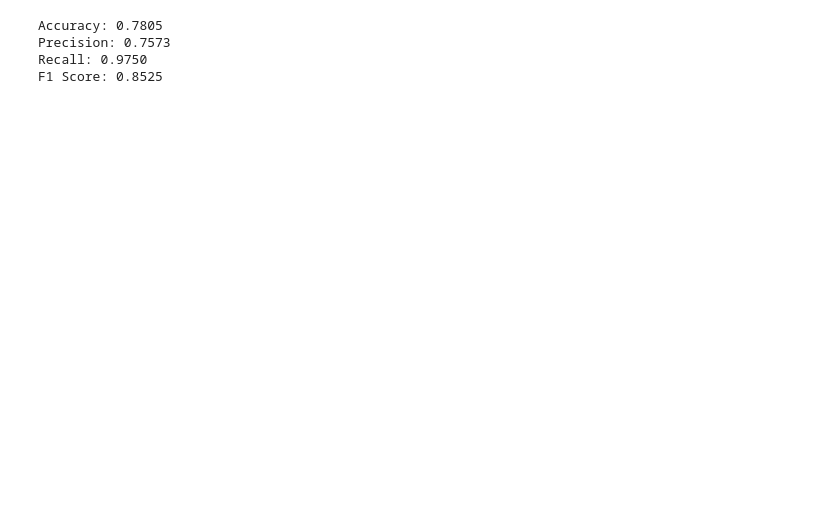
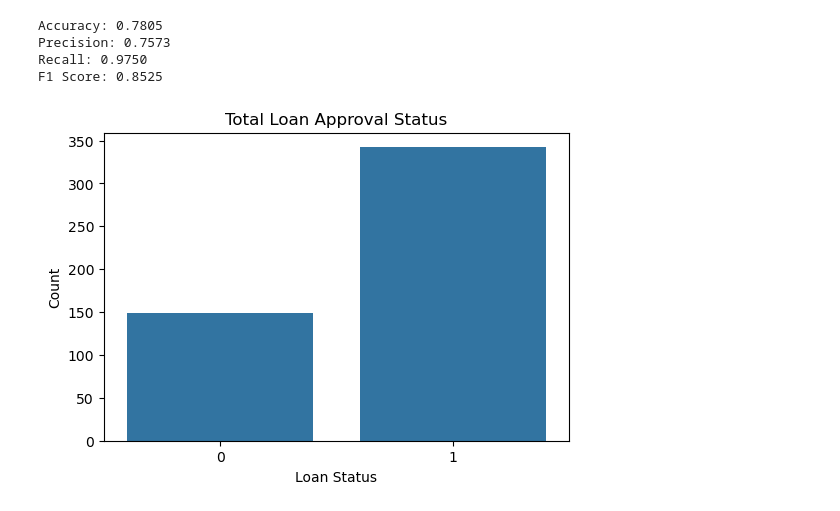
Before and after one commit to shreya9841/loanpredict, a Jupyter notebook: algorithm.ipynb, the cells around one changed output. Cells and saved outputs as stored; diff of their text form; code cells hidden in the pictures; blank space fills up the shorter version.

Commit message:
visuals commit

```diff
--- a/algorithm.ipynb
+++ b/algorithm.ipynb
@@ -164,0 +169,10 @@ with open("features.pkl", "wb") as f:
+# %%
+# 1. Total number of Yes/No loans
+plt.figure(figsize=(6,4))
+sns.countplot(x=y_train)
+plt.title("Total Loan Approval Status")
+plt.xlabel("Loan Status")
+plt.ylabel("Count")
+plt.show()
+# %% [output]
+[figure, added]
```
Also changed, not shown: parts of 3 cells of this notebook, 1 other file.
